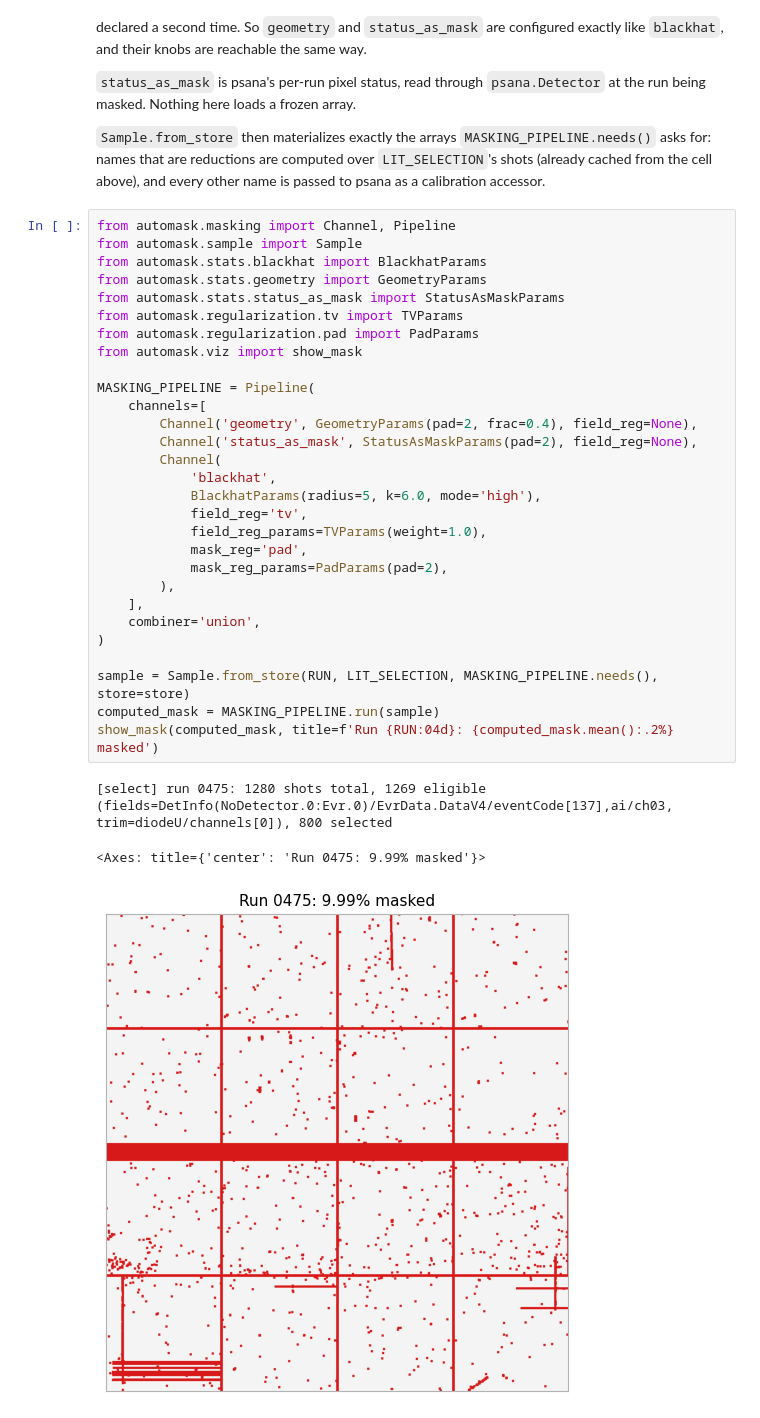
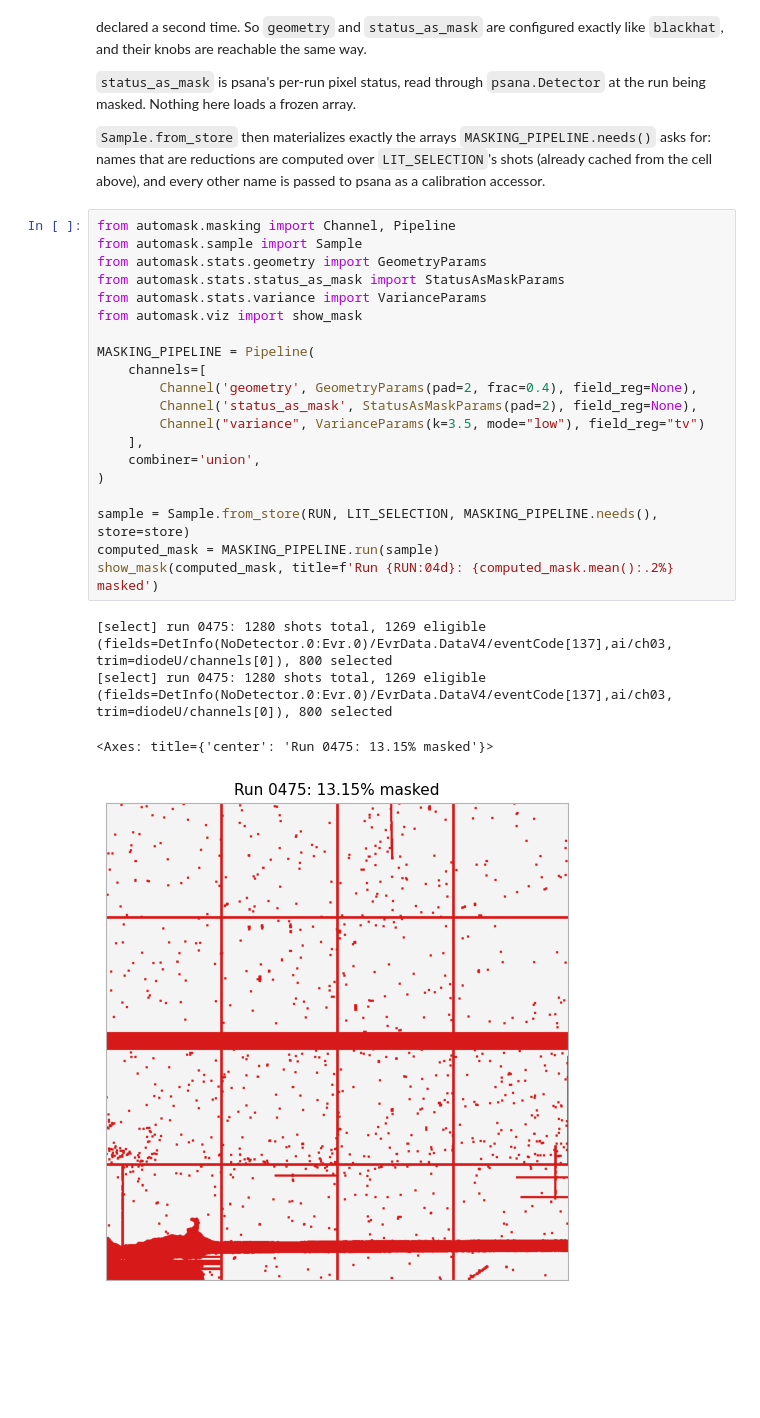
Before and after one commit to h1ppox99/LCLS, a Jupyter notebook: automask/notebooks/production.ipynb, the cells around one changed output. Drawn from its saved outputs; the diff is of its cells as text; blank space fills up the shorter version.

Commit message:
chore : adapt codebase to new masking pipeline class + remove stale data/ folder

```diff
--- a/automask/notebooks/production.ipynb
+++ b/automask/notebooks/production.ipynb
@@ -310,33 +307,25 @@ A `Pipeline` is one list of `Channel`s and a combiner. A channel is one statisti
 # %%
 from automask.masking import Channel, Pipeline
 from automask.sample import Sample
-from automask.stats.blackhat import BlackhatParams
 from automask.stats.geometry import GeometryParams
 from automask.stats.status_as_mask import StatusAsMaskParams
-from automask.regularization.tv import TVParams
-from automask.regularization.pad import PadParams
+from automask.stats.variance import VarianceParams
 from automask.viz import show_mask
 
 MASKING_PIPELINE = Pipeline(
     channels=[
         Channel('geometry', GeometryParams(pad=2, frac=0.4), field_reg=None),
         Channel('status_as_mask', StatusAsMaskParams(pad=2), field_reg=None),
-        Channel(
-            'blackhat',
-            BlackhatParams(radius=5, k=6.0, mode='high'),
-            field_reg='tv',
-            field_reg_params=TVParams(weight=1.0),
-            mask_reg='pad',
-            mask_reg_params=PadParams(pad=2),
-        ),
+        Channel("variance", VarianceParams(k=3.5, mode="low"), field_reg="tv")
     ],
     combiner='union',
 )
 
 sample = Sample.from_store(RUN, LIT_SELECTION, MASKING_PIPELINE.needs(), store=store)
 computed_mask = MASKING_PIPELINE.run(sample)
 show_mask(computed_mask, title=f'Run {RUN:04d}: {computed_mask.mean():.2%} masked')
 # %% [output]
 [select] run 0475: 1280 shots total, 1269 eligible (fields=DetInfo(NoDetector.0:Evr.0)/EvrData.DataV4/eventCode[137],ai/ch03, trim=diodeU/channels[0]), 800 selected
+[select] run 0475: 1280 shots total, 1269 eligible (fields=DetInfo(NoDetector.0:Evr.0)/EvrData.DataV4/eventCode[137],ai/ch03, trim=diodeU/channels[0]), 800 selected
-<Axes: title={'center': 'Run 0475: 9.99% masked'}>
+<Axes: title={'center': 'Run 0475: 13.15% masked'}>
-[figure, old version]
+[figure, new version]
```
Also changed, not shown: parts of 1 cell of this notebook, 32 other files.
